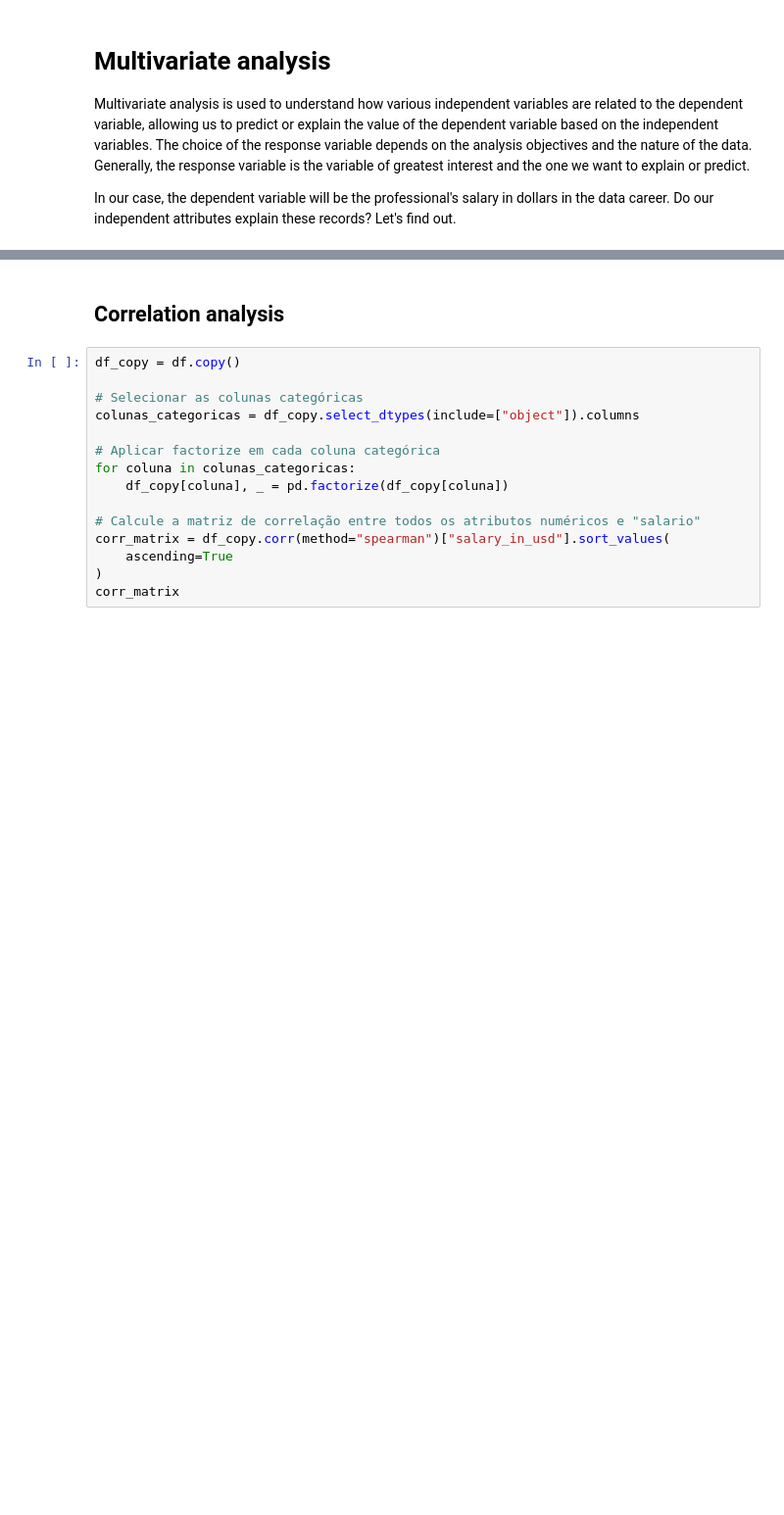
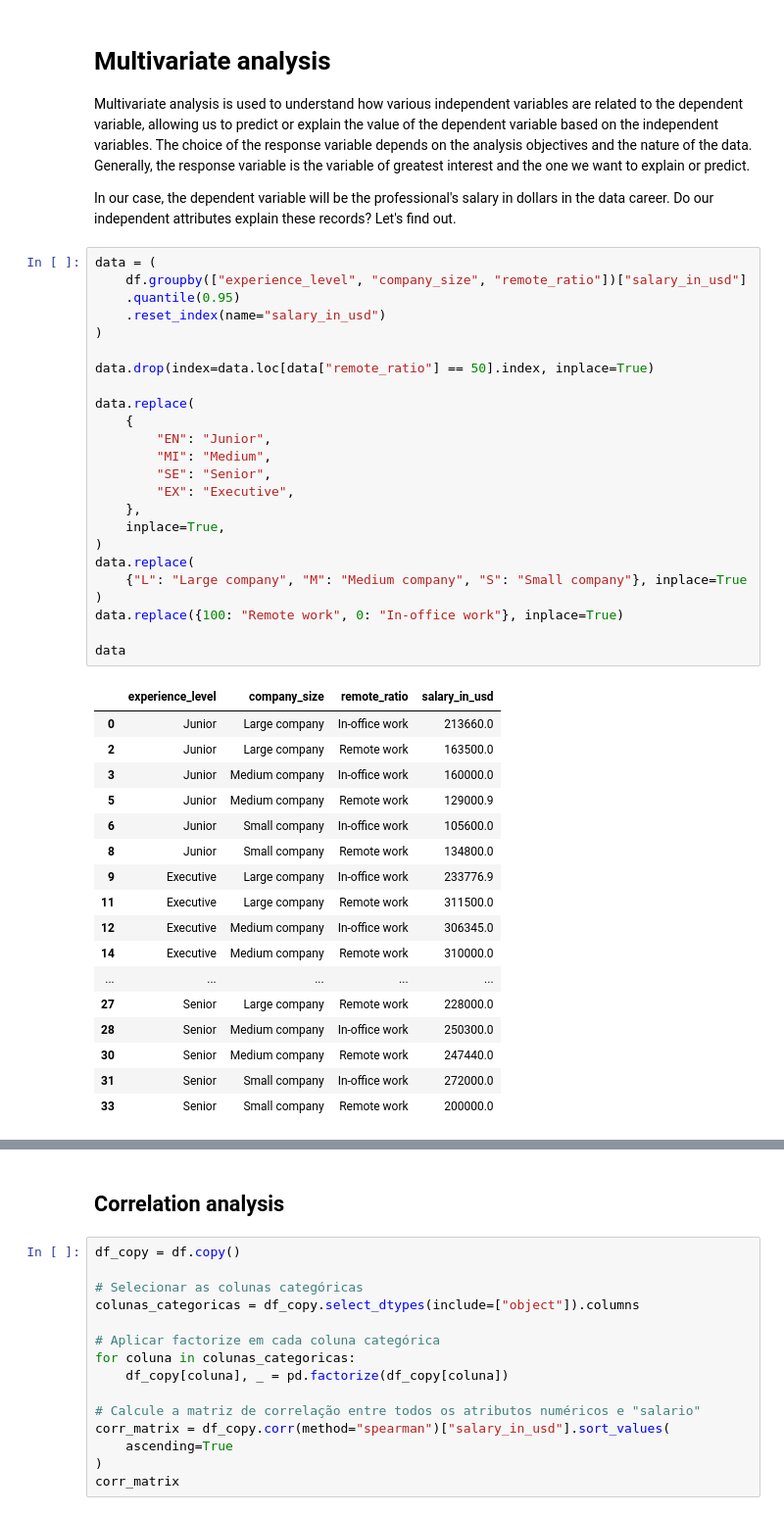
Before and after one commit to viniciusparede/data-science-job-salaries, a Jupyter notebook: notebooks/eda.ipynb, the cells around one changed output, grey strips where cells are left out. Shown: that part at 98% size. Drawn from its saved outputs; the diff is of its cells as text; blank space fills up the shorter version.

```diff
--- a/notebooks/eda.ipynb
+++ b/notebooks/eda.ipynb
@@ -1559,3 +1579,45 @@ pd.get_dummies(df)
 Multivariate analysis is used to understand how various independent variables are related to the dependent variable, allowing us to predict or explain the value of the dependent variable based on the independent variables. The choice of the response variable depends on the analysis objectives and the nature of the data. Generally, the response variable is the variable of greatest interest and the one we want to explain or predict.
 
 In our case, the dependent variable will be the professional's salary in dollars in the data career. Do our independent attributes explain these records? Let's find out.
+# %%
+data = (
+    df.groupby(["experience_level", "company_size", "remote_ratio"])["salary_in_usd"]
+    .quantile(0.95)
+    .reset_index(name="salary_in_usd")
+)
+
+data.drop(index=data.loc[data["remote_ratio"] == 50].index, inplace=True)
+
+data.replace(
+    {
+        "EN": "Junior",
+        "MI": "Medium",
+        "SE": "Senior",
+        "EX": "Executive",
+    },
+    inplace=True,
+)
+data.replace(
+    {"L": "Large company", "M": "Medium company", "S": "Small company"}, inplace=True
+)
+data.replace({100: "Remote work", 0: "In-office work"}, inplace=True)
+
+data
+# %% [output]
+|  | experience_level | company_size | remote_ratio | salary_in_usd |
+| 0 | Junior | Large company | In-office work | 213660.0 |
+| 2 | Junior | Large company | Remote work | 163500.0 |
+| 3 | Junior | Medium company | In-office work | 160000.0 |
+| 5 | Junior | Medium company | Remote work | 129000.9 |
+| 6 | Junior | Small company | In-office work | 105600.0 |
+| 8 | Junior | Small company | Remote work | 134800.0 |
+| 9 | Executive | Large company | In-office work | 233776.9 |
+| 11 | Executive | Large company | Remote work | 311500.0 |
+| 12 | Executive | Medium company | In-office work | 306345.0 |
+| 14 | Executive | Medium company | Remote work | 310000.0 |
+| ... | ... | ... | ... | ... |
+| 27 | Senior | Large company | Remote work | 228000.0 |
+| 28 | Senior | Medium company | In-office work | 250300.0 |
+| 30 | Senior | Medium company | Remote work | 247440.0 |
+| 31 | Senior | Small company | In-office work | 272000.0 |
+| 33 | Senior | Small company | Remote work | 200000.0 |
```
Also changed, not shown: parts of 44 cells of this notebook.
